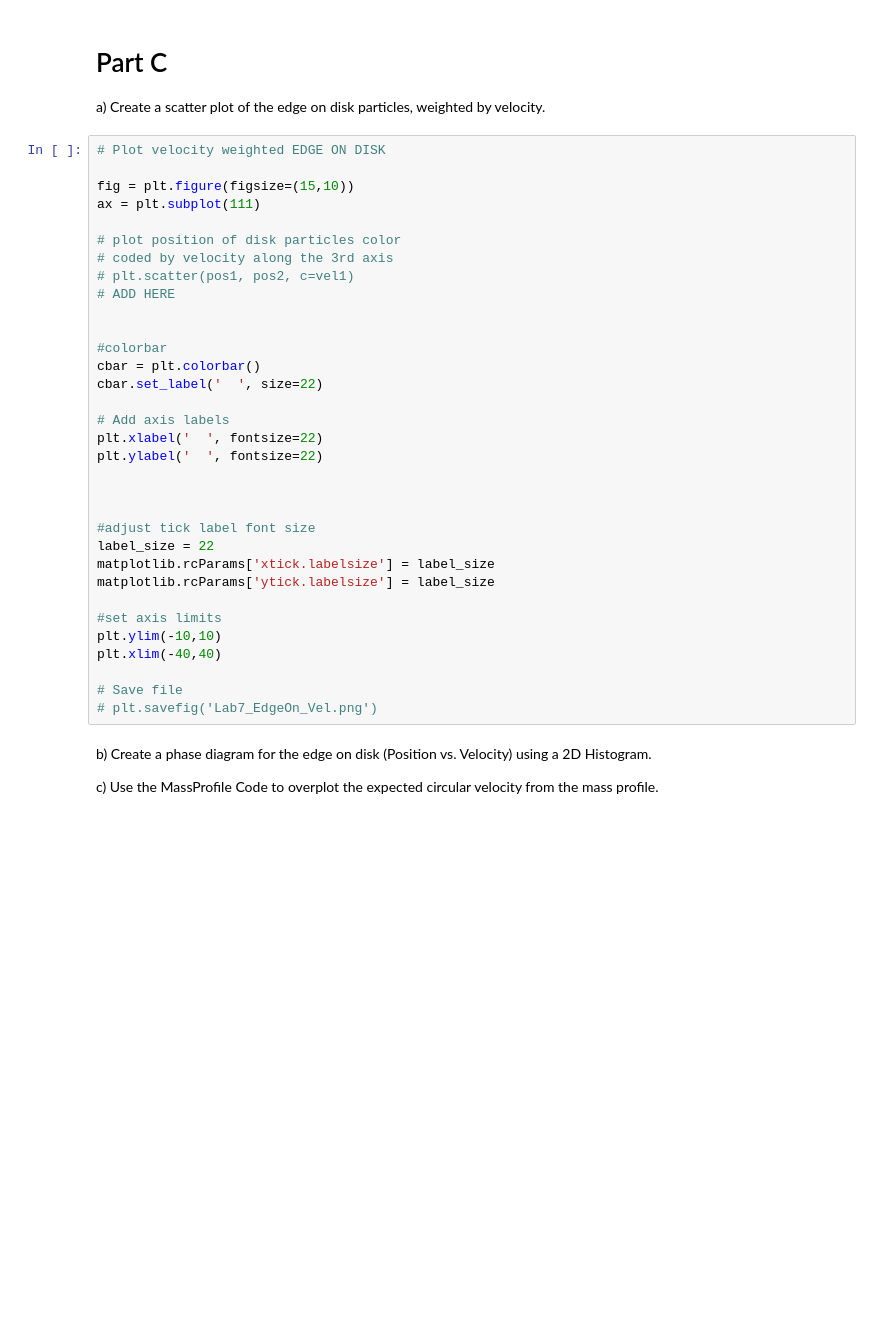
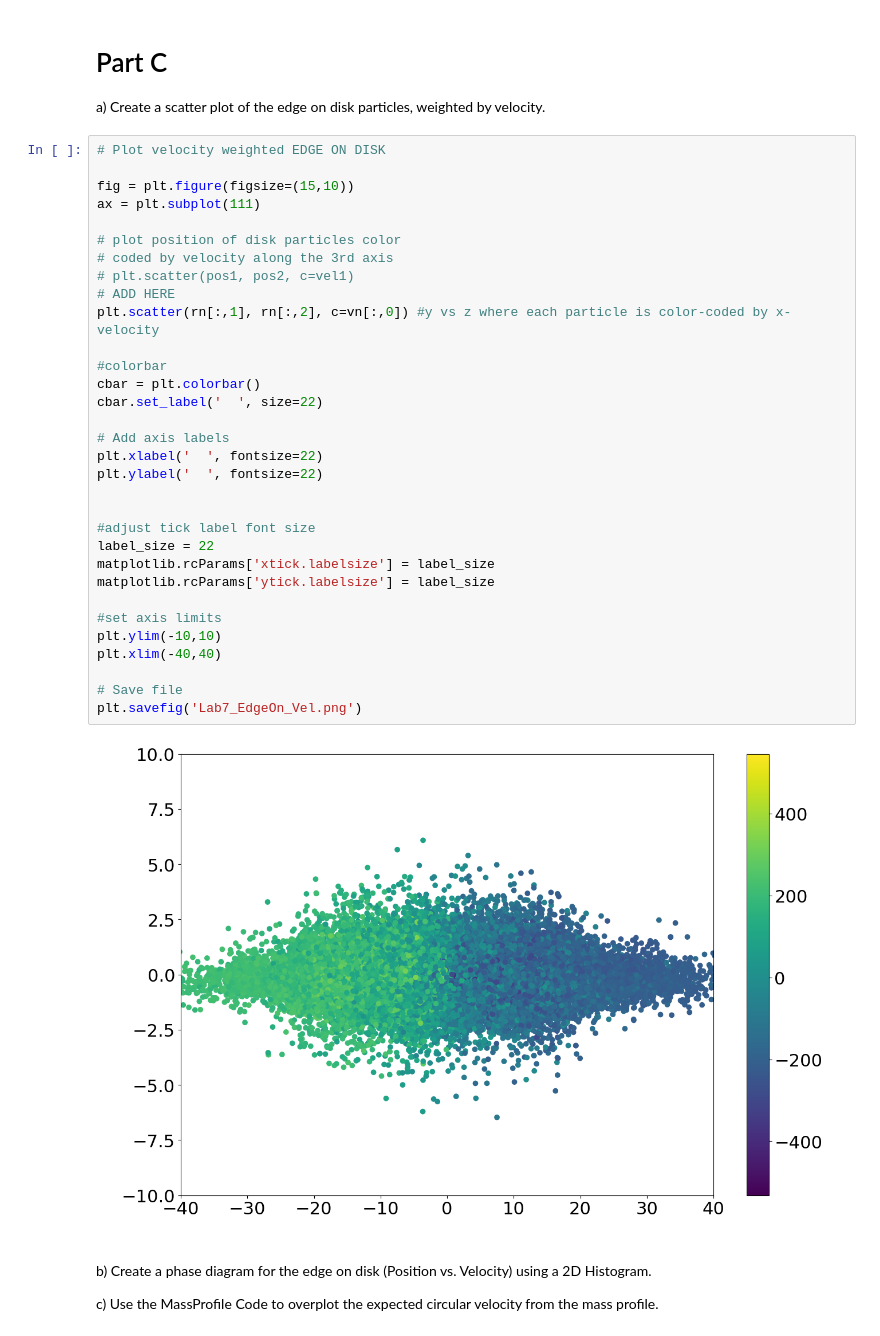
Before and after one commit to lainekkowalski/ASTR-400B-Repository, a Jupyter notebook: Labs/Lab7/Lab7.ipynb, the cells around one changed output. Drawn from its saved outputs; the diff is of its cells as text; blank space fills up the shorter version.

```diff
--- a/Labs/Lab7/Lab7.ipynb
+++ b/Labs/Lab7/Lab7.ipynb
@@ -319,36 +327,37 @@ a) Create a scatter plot of the edge on disk particles, weighted by velocity.
 # %%
 # Plot velocity weighted EDGE ON DISK
 
 fig = plt.figure(figsize=(15,10))
 ax = plt.subplot(111)
 
 # plot position of disk particles color
 # coded by velocity along the 3rd axis
 # plt.scatter(pos1, pos2, c=vel1)
 # ADD HERE
-
+plt.scatter(rn[:,1], rn[:,2], c=vn[:,0]) #y vs z where each particle is color-coded by x-velocity
 
 #colorbar
 cbar = plt.colorbar()
 cbar.set_label('  ', size=22)
 
 # Add axis labels
 plt.xlabel('  ', fontsize=22)
 plt.ylabel('  ', fontsize=22)
-
 
 
 #adjust tick label font size
 label_size = 22
 matplotlib.rcParams['xtick.labelsize'] = label_size
 matplotlib.rcParams['ytick.labelsize'] = label_size
 
 #set axis limits
 plt.ylim(-10,10)
 plt.xlim(-40,40)
 
 # Save file
-# plt.savefig('Lab7_EdgeOn_Vel.png')
+plt.savefig('Lab7_EdgeOn_Vel.png')
+# %% [output]
+[figure, added]
 # %% [markdown]
 b) Create a phase diagram for the edge on disk (Position vs. Velocity) using a 2D Histogram.
 
```
Also changed, not shown: parts of 11 cells of this notebook, 6 other files.
